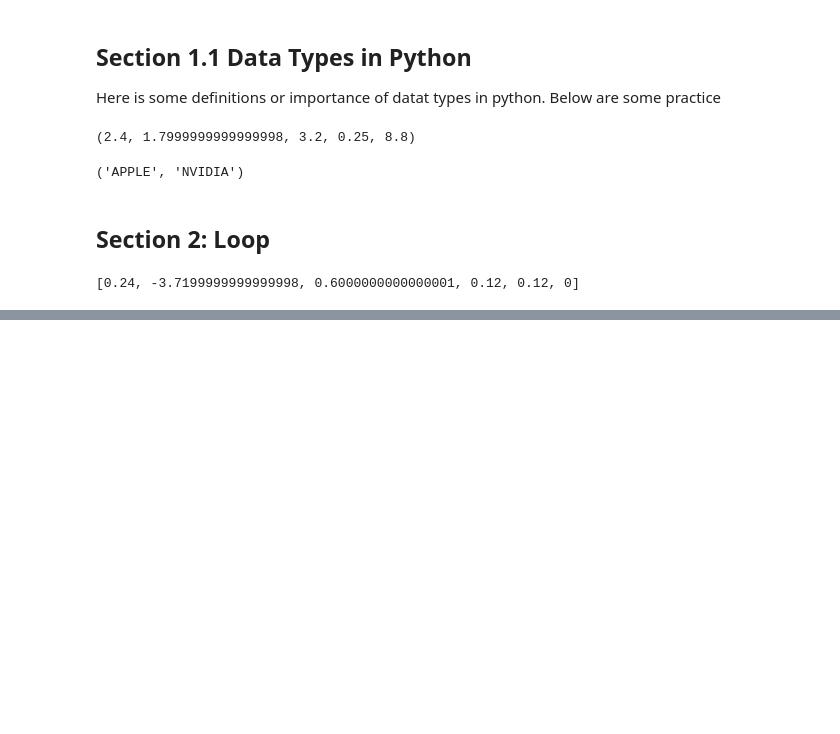
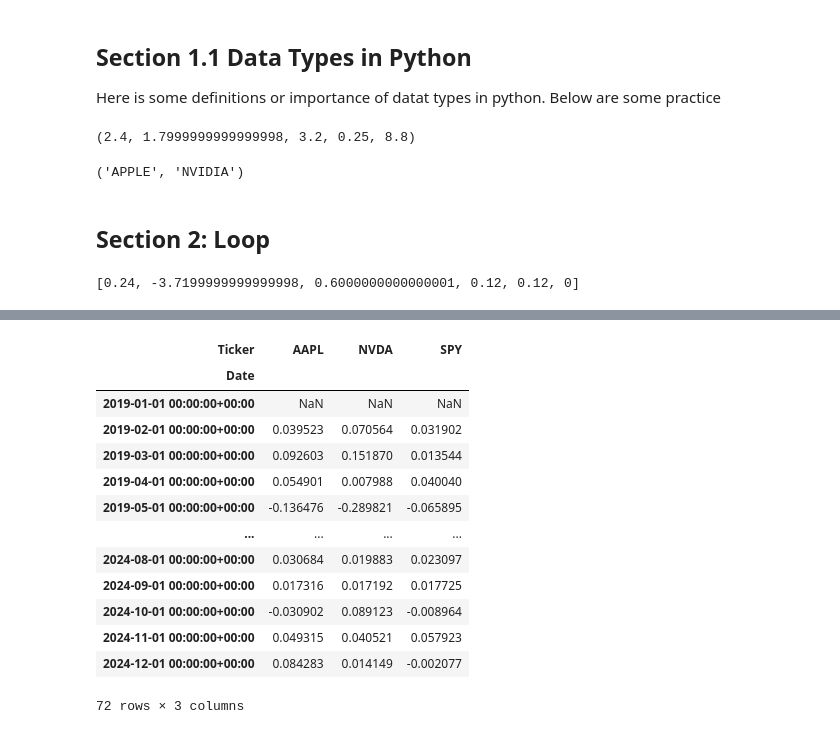
Before and after one commit to linxian963/Financial-Modeling-FINC-305, a Jupyter notebook: Pre-sec/prep.ipynb, the cells around one changed output, grey strips where cells are left out. Saved outputs shown, nothing was run; the diff lists cells and outputs as text; code cells hidden in the pictures; blank space fills up the shorter version.

```diff
--- a/Pre-sec/prep.ipynb
+++ b/Pre-sec/prep.ipynb
@@ -69,0 +171,19 @@ print(returns_y)
+# %%
+r_1 = np.log(price_close) - np.log(price_close.shift(1))
+
+r_1
+# %% [output]
+| Ticker | AAPL | NVDA | SPY |
+| Date |  |  |  |
+| 2019-01-01 00:00:00+00:00 | NaN | NaN | NaN |
+| 2019-02-01 00:00:00+00:00 | 0.039523 | 0.070564 | 0.031902 |
+| 2019-03-01 00:00:00+00:00 | 0.092603 | 0.151870 | 0.013544 |
+| 2019-04-01 00:00:00+00:00 | 0.054901 | 0.007988 | 0.040040 |
+| 2019-05-01 00:00:00+00:00 | -0.136476 | -0.289821 | -0.065895 |
+| ... | ... | ... | ... |
+| 2024-08-01 00:00:00+00:00 | 0.030684 | 0.019883 | 0.023097 |
+| 2024-09-01 00:00:00+00:00 | 0.017316 | 0.017192 | 0.017725 |
+| 2024-10-01 00:00:00+00:00 | -0.030902 | 0.089123 | -0.008964 |
+| 2024-11-01 00:00:00+00:00 | 0.049315 | 0.040521 | 0.057923 |
+| 2024-12-01 00:00:00+00:00 | 0.084283 | 0.014149 | -0.002077 |
+72 rows × 3 columns
```
Also changed, not shown: parts of 13 cells of this notebook, 7 other files.
